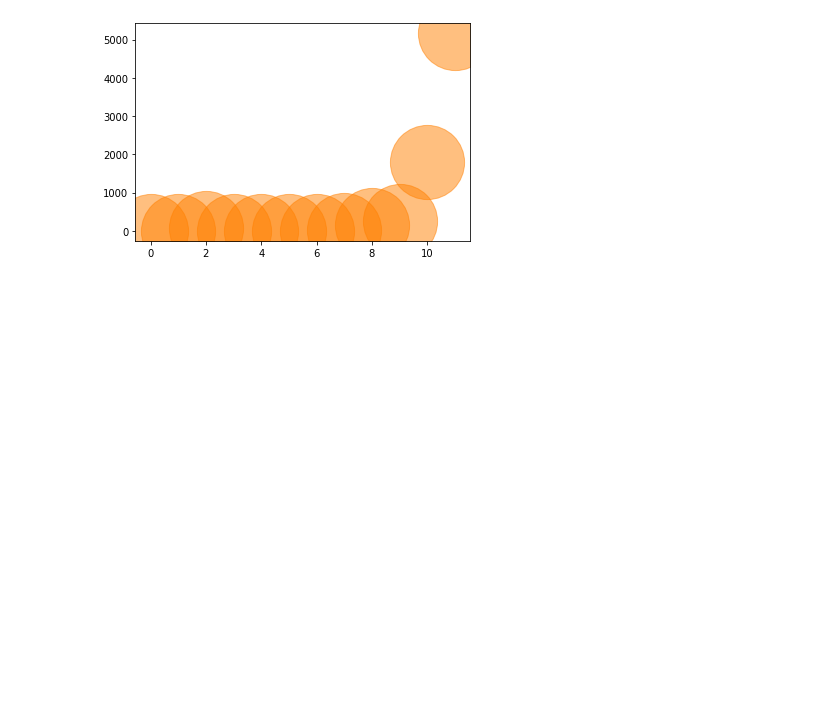
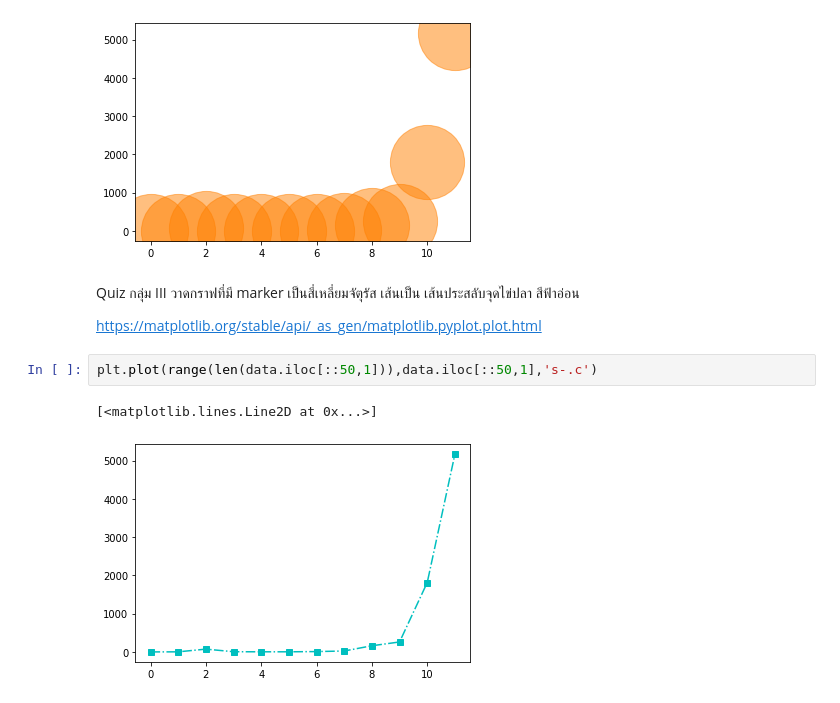
Before and after one commit to moneypitak/DWDM21, a Jupyter notebook: Data_Visualization.ipynb, the cells around one changed output. Drawn from its saved outputs; the diff is of its cells as text; blank space fills up the shorter version.

Commit message:
Quiz III เบิ้มรอบ 2

```diff
--- a/Data_Visualization.ipynb
+++ b/Data_Visualization.ipynb
@@ -146,3 +146,12 @@ plt.scatter(range(len(data.iloc[::50,1])),data.iloc[::50,1],s=5500,c=[[1.,0.5,0]
 # %% [output]
 <matplotlib.collections.PathCollection at 0x...>
 [figure]
+# %% [markdown]
+Quiz กลุ่ม III วาดกราฟที่มี marker เป็นสี่เหลี่ยมจัตุรัส เส้นเป็น เส้นประสลับจุดไข่ปลา สีฟ้าอ่อน
+
+https://matplotlib.org/stable/api/_as_gen/matplotlib.pyplot.plot.html
+# %%
+plt.plot(range(len(data.iloc[::50,1])),data.iloc[::50,1],'s-.c')
+# %% [output]
+[<matplotlib.lines.Line2D at 0x...>]
+[figure, added]
```
